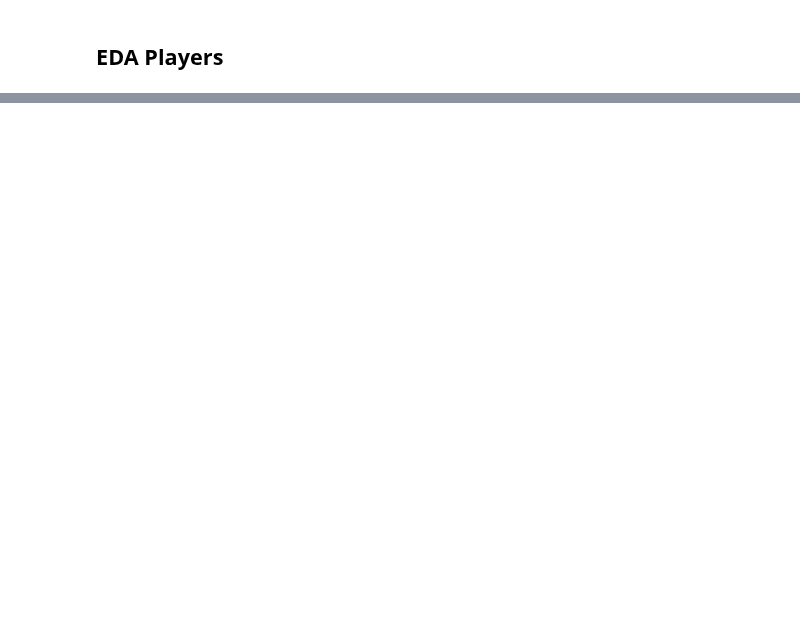
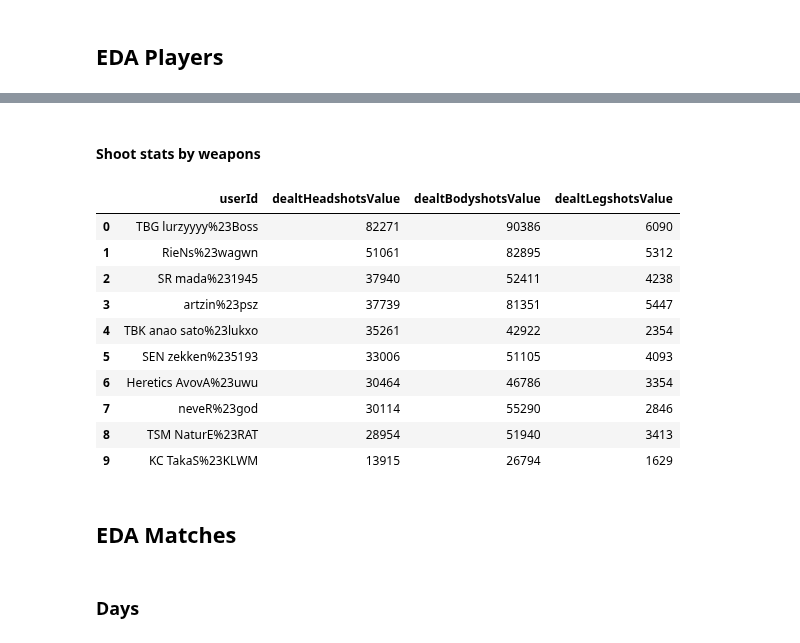
Before and after one commit to aalvestech/tcc_fia_valorant, a Jupyter notebook: notebook/notebook_eda_players.ipynb, the cells around one changed output, grey strips where cells are left out. Saved outputs shown, nothing was run; the diff lists cells and outputs as text; code cells hidden in the pictures; blank space fills up the shorter version.

```diff
--- a/notebook/notebook_eda_players.ipynb
+++ b/notebook/notebook_eda_players.ipynb
@@ -79,0 +356,24 @@ df_matches_raw.query('userId == r"TBK anao sato%23lukxo"').groupby('userId')[['u
+# %% [markdown]
+#### Shoot stats by weapons
+# %%
+df_weapons_most_used = (
+    df_weapons_raw
+    .query('userId == @selected_players_list')
+    .groupby(['userId'])[['dealtHeadshotsValue', 'dealtBodyshotsValue', 'dealtLegshotsValue']]
+    .sum()
+    .sort_values('dealtHeadshotsValue', ascending=False)
+    .reset_index()
+)
+df_weapons_most_used
+# %% [output]
+|  | userId | dealtHeadshotsValue | dealtBodyshotsValue | dealtLegshotsValue |
+| 0 | TBG lurzyyyy%23Boss | 82271 | 90386 | 6090 |
+| 1 | RieNs%23wagwn | 51061 | 82895 | 5312 |
+| 2 | SR mada%231945 | 37940 | 52411 | 4238 |
+| 3 | artzin%23psz | 37739 | 81351 | 5447 |
+| 4 | TBK anao sato%23lukxo | 35261 | 42922 | 2354 |
+| 5 | SEN zekken%235193 | 33006 | 51105 | 4093 |
+| 6 | Heretics AvovA%23uwu | 30464 | 46786 | 3354 |
+| 7 | neveR%23god | 30114 | 55290 | 2846 |
+| 8 | TSM NaturE%23RAT | 28954 | 51940 | 3413 |
+| 9 | KC TakaS%23KLWM | 13915 | 26794 | 1629 |
@@ -79,0 +390,4 @@ df_matches_raw.query('userId == r"TBK anao sato%23lukxo"').groupby('userId')[['u
+# %% [markdown]
+## EDA Matches
+# %% [markdown]
+### Days
```
Also changed, not shown: parts of 67 cells of this notebook.
